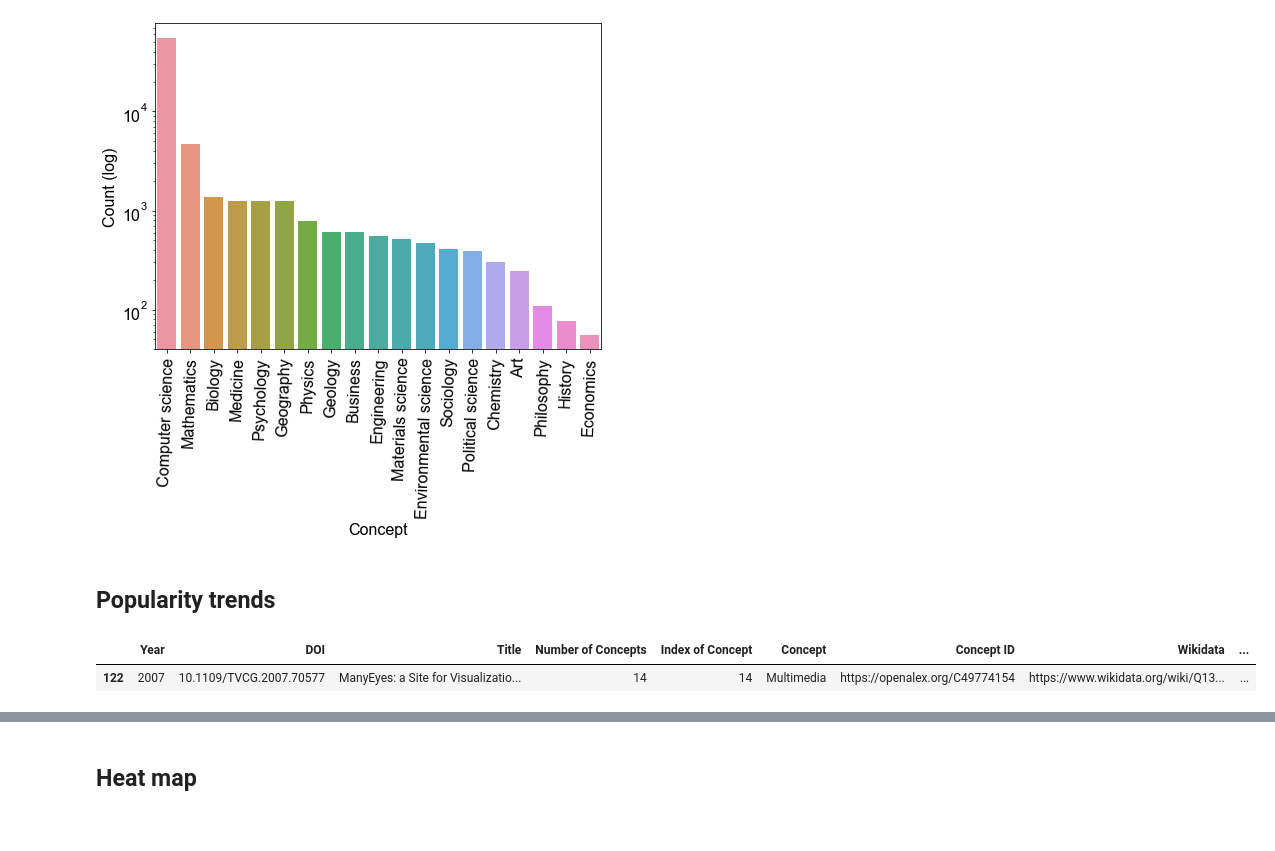
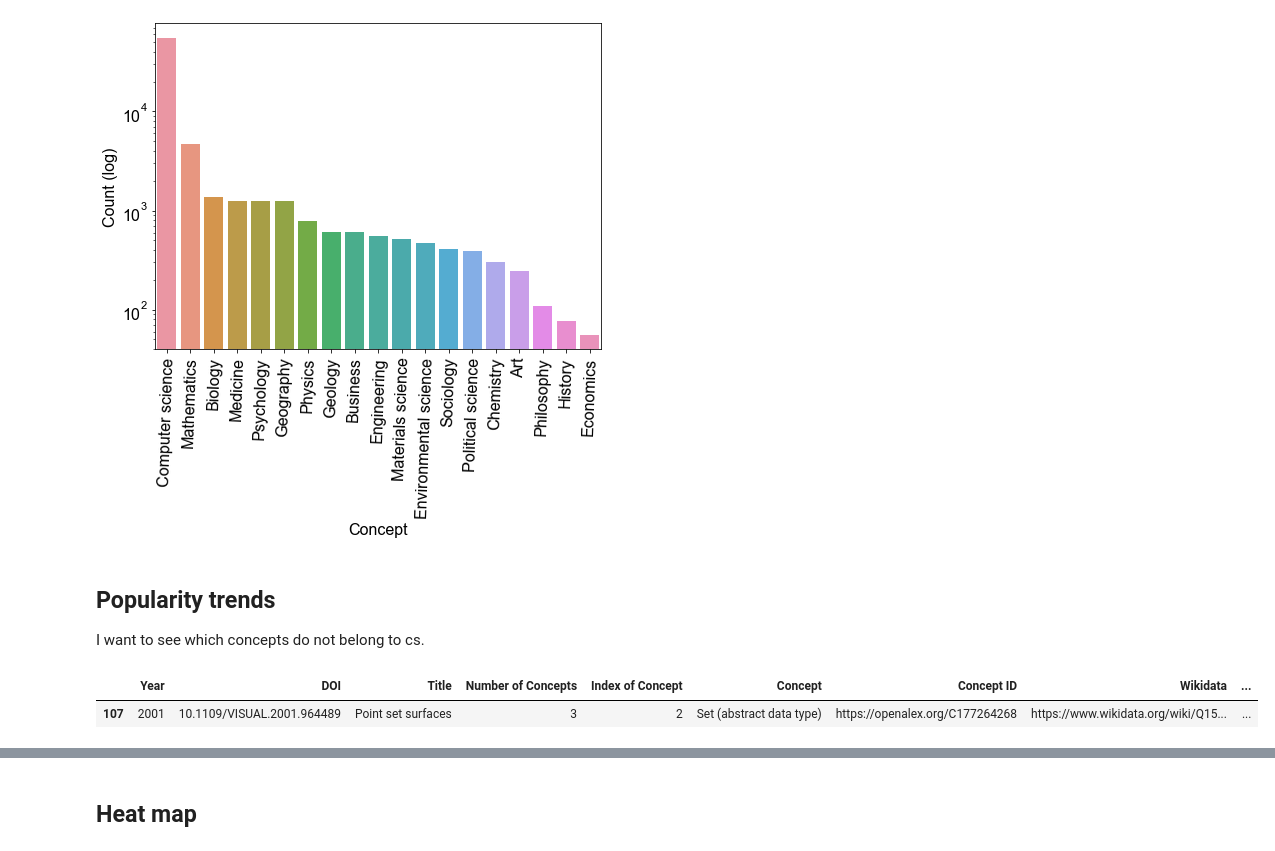
Before and after one commit to hongtaoh/32vis, a Jupyter notebook: analyses_and_get_figures/Fields_of_study_Statistics_and_Visuals.ipynb, the cells around one changed output, grey strips where cells are left out. Cells and saved outputs as stored; diff of their text form; code cells hidden in the pictures.

Commit message:
updating site on Sun Jun 26 12:21:20 CDT 2022

```diff
--- a/analyses_and_get_figures/Fields_of_study_Statistics_and_Visuals.ipynb
+++ b/analyses_and_get_figures/Fields_of_study_Statistics_and_Visuals.ipynb
@@ -329,9 +326,12 @@ plt.savefig('../results/supp/cit_L0.pdf', bbox_inches = 'tight')
 [figure]
 # %% [markdown]
 ## Popularity trends
+
+I want to see which concepts do not belong to cs.
 # %%
-vis_L1 = vis[vis.Level == 1]
-vis_L1[vis_L1.Concept == 'Multimedia'].head(1)
+vis_L2 = vis[vis.Level == 2]
+vis_L2[vis_L2.Concept == 'Set (abstract data type)'].head(1)
+# it is cs
 # %% [output]
 |  | Year | DOI | Title | Number of Concepts | Index of Concept | Concept | Concept ID | Wikidata | ... |
-| 122 | 2007 | 10.1109/TVCG.2007.70577 | ManyEyes: a Site for Visualizatio... | 14 | 14 | Multimedia | https://openalex.org/C49774154 | https://www.wikidata.org/wiki/Q13... | ... |
+| 107 | 2001 | 10.1109/VISUAL.2001.964489 | Point set surfaces | 3 | 2 | Set (abstract data type) | https://openalex.org/C177264268 | https://www.wikidata.org/wiki/Q15... | ... |
```
Also changed, not shown: parts of 20 cells of this notebook, 15 other files.
